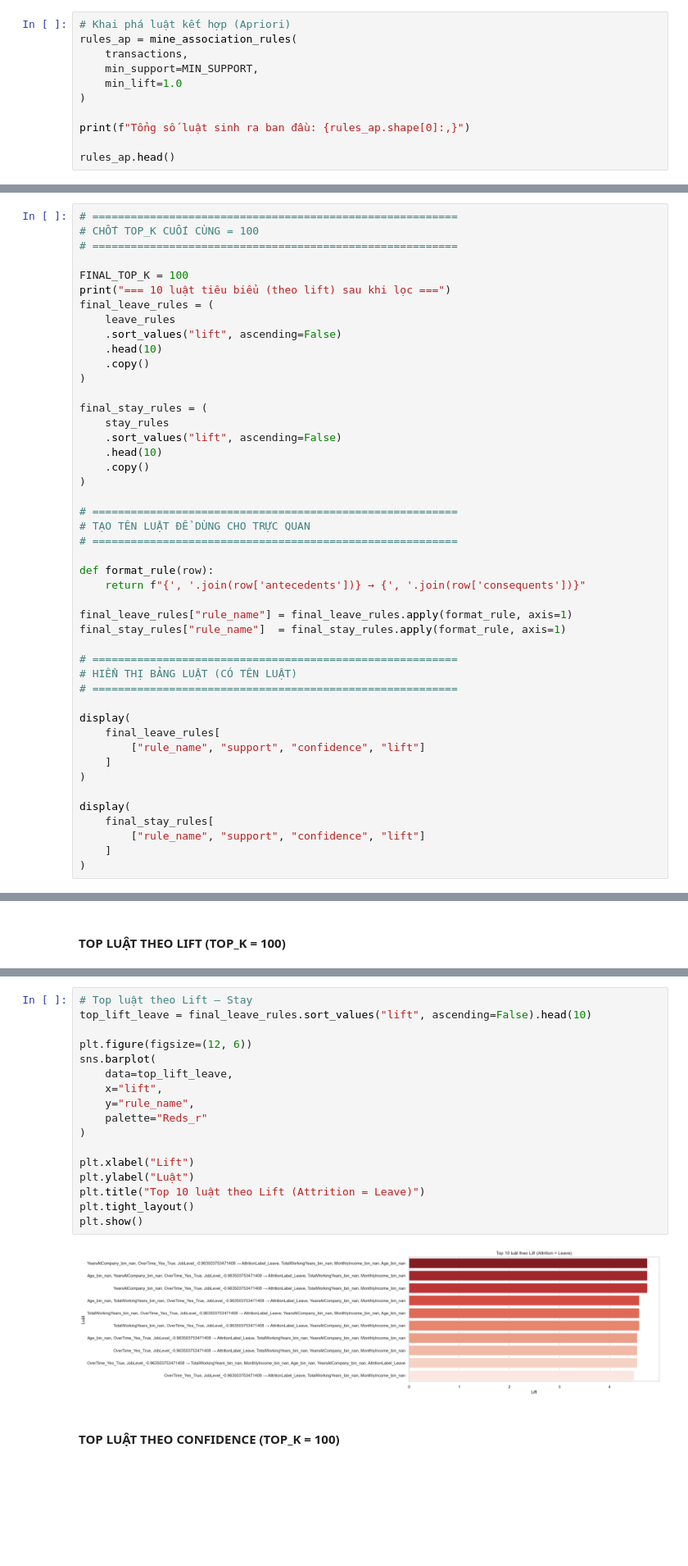
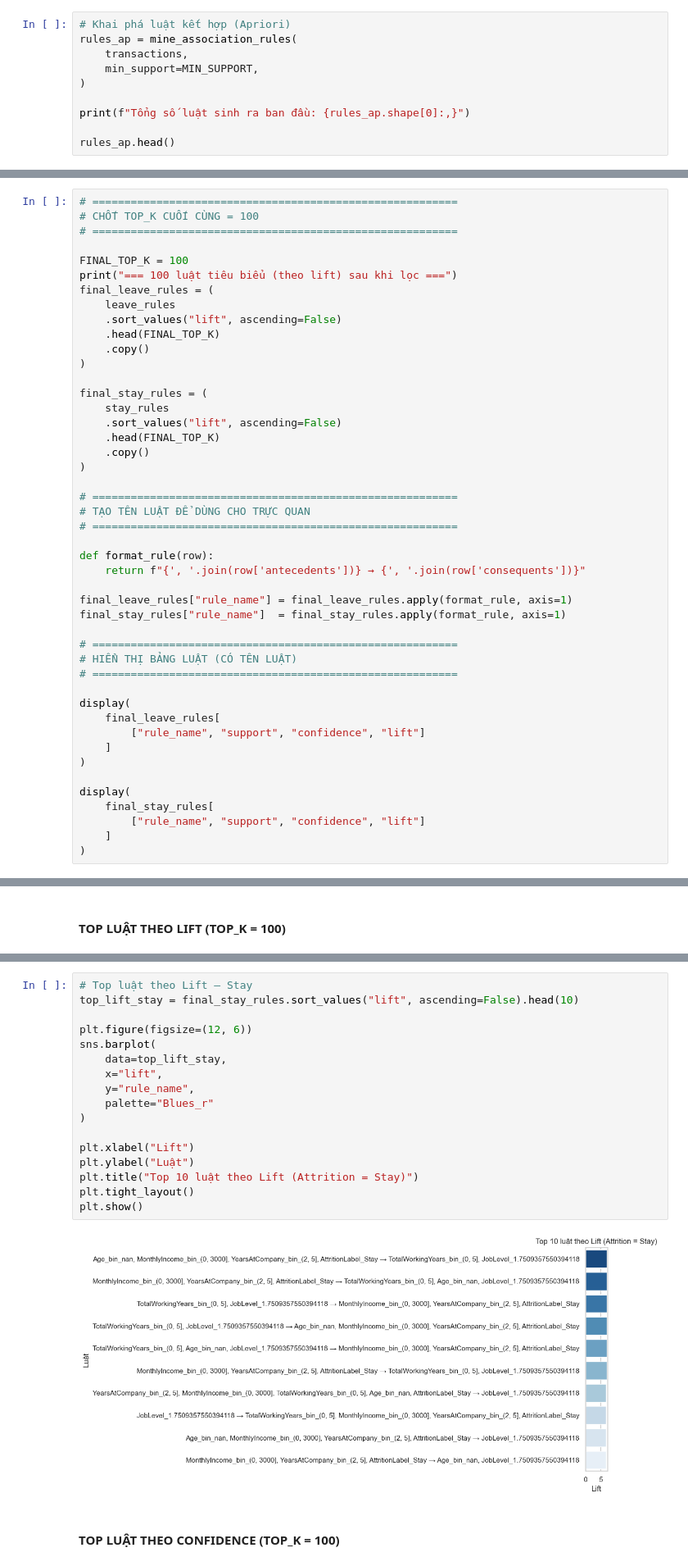
Before and after one commit to trggiang0704/HR_Attrition, a Jupyter notebook: notebooks/03_apriori_modelling.ipynb, the cells around one changed output, grey strips where cells are left out. Shown at 82% size. Drawn from its saved outputs; the diff is of its cells as text; blank space fills up the shorter version.

```diff
--- a/notebooks/03_apriori_modelling.ipynb
+++ b/notebooks/03_apriori_modelling.ipynb
@@ -89,7 +89,6 @@ Số item trung bình / transaction: 7.00
 rules_ap = mine_association_rules(
     transactions,
     min_support=MIN_SUPPORT,
-    min_lift=1.0
 )
 
 print(f"Tổng số luật sinh ra ban đầu: {rules_ap.shape[0]:,}")
@@ -296,18 +295,18 @@ plt.show()
 # =========================================================
 
 FINAL_TOP_K = 100
-print("=== 10 luật tiêu biểu (theo lift) sau khi lọc ===")
+print("=== 100 luật tiêu biểu (theo lift) sau khi lọc ===")
 final_leave_rules = (
     leave_rules
     .sort_values("lift", ascending=False)
-    .head(10)
+    .head(FINAL_TOP_K)
     .copy()
 )
 
 final_stay_rules = (
     stay_rules
     .sort_values("lift", ascending=False)
-    .head(10)
+    .head(FINAL_TOP_K)
     .copy()
 )
 
@@ -386,22 +389,22 @@ plt.show()
 # %%
 # Top luật theo Lift – Stay
-top_lift_leave = final_leave_rules.sort_values("lift", ascending=False).head(10)
+top_lift_stay = final_stay_rules.sort_values("lift", ascending=False).head(10)
 
 plt.figure(figsize=(12, 6))
 sns.barplot(
-    data=top_lift_leave,
+    data=top_lift_stay,
     x="lift",
     y="rule_name",
-    palette="Reds_r"
+    palette="Blues_r"
 )
 
 plt.xlabel("Lift")
 plt.ylabel("Luật")
-plt.title("Top 10 luật theo Lift (Attrition = Leave)")
+plt.title("Top 10 luật theo Lift (Attrition = Stay)")
 plt.tight_layout()
 plt.show()
 # %% [output]
-[figure, old version]
+[figure, new version]
 # %% [markdown]
 #### TOP LUẬT THEO CONFIDENCE (TOP_K = 100)
 # %%
```
Also changed, not shown: parts of 14 cells of this notebook, 9 other files.
